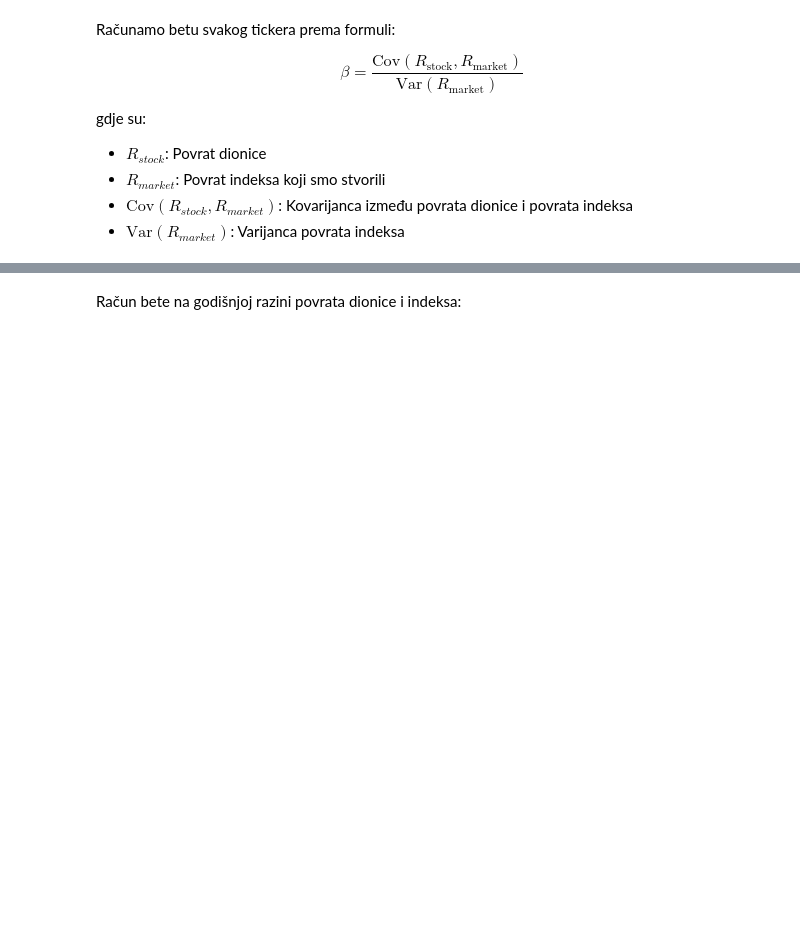
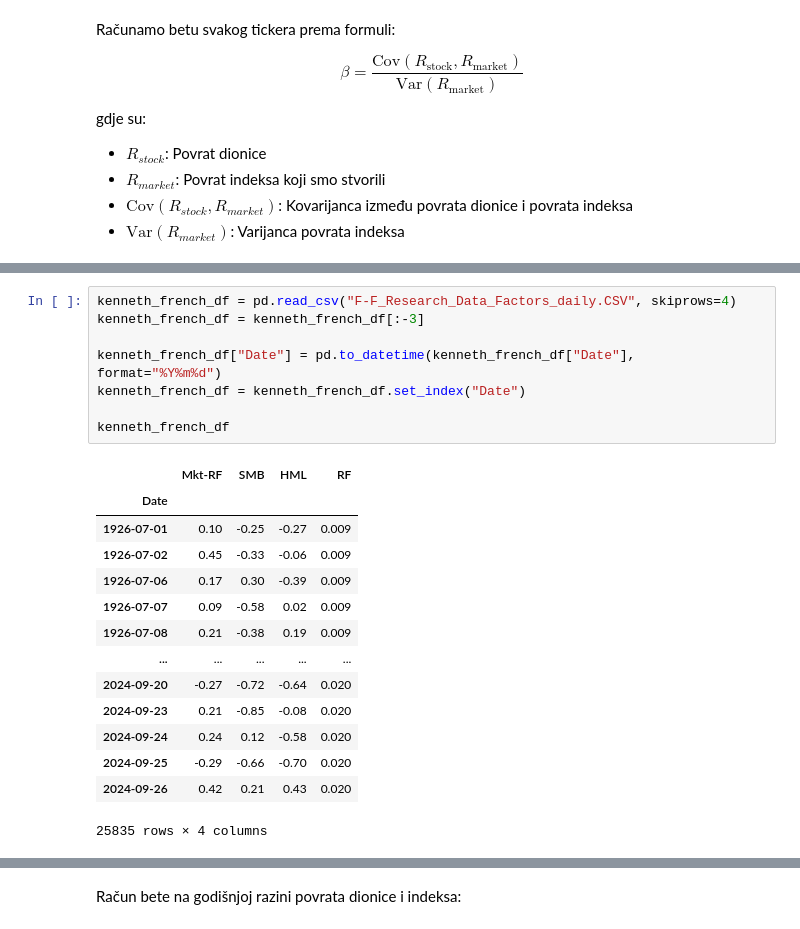
Before and after one commit to evucelic/EQ-Performance-Backtesting, a Jupyter notebook: project.ipynb, the cells around one changed output, grey strips where cells are left out. Cells and saved outputs as stored; diff of their text form; blank space fills up the shorter version.

```diff
--- a/project.ipynb
+++ b/project.ipynb
@@ -189,0 +195,23 @@ Beta VNQ: 1.8555074071142752
+# %%
+kenneth_french_df = pd.read_csv("F-F_Research_Data_Factors_daily.CSV", skiprows=4)
+kenneth_french_df = kenneth_french_df[:-3]
+
+kenneth_french_df["Date"] = pd.to_datetime(kenneth_french_df["Date"], format="%Y%m%d")
+kenneth_french_df = kenneth_french_df.set_index("Date")
+
+kenneth_french_df
+# %% [output]
+|  | Mkt-RF | SMB | HML | RF |
+| Date |  |  |  |  |
+| 1926-07-01 | 0.10 | -0.25 | -0.27 | 0.009 |
+| 1926-07-02 | 0.45 | -0.33 | -0.06 | 0.009 |
+| 1926-07-06 | 0.17 | 0.30 | -0.39 | 0.009 |
+| 1926-07-07 | 0.09 | -0.58 | 0.02 | 0.009 |
+| 1926-07-08 | 0.21 | -0.38 | 0.19 | 0.009 |
+| ... | ... | ... | ... | ... |
+| 2024-09-20 | -0.27 | -0.72 | -0.64 | 0.020 |
+| 2024-09-23 | 0.21 | -0.85 | -0.08 | 0.020 |
+| 2024-09-24 | 0.24 | 0.12 | -0.58 | 0.020 |
+| 2024-09-25 | -0.29 | -0.66 | -0.70 | 0.020 |
+| 2024-09-26 | 0.42 | 0.21 | 0.43 | 0.020 |
+25835 rows × 4 columns
```
Also changed, not shown: parts of 13 cells of this notebook, 1 other file.
